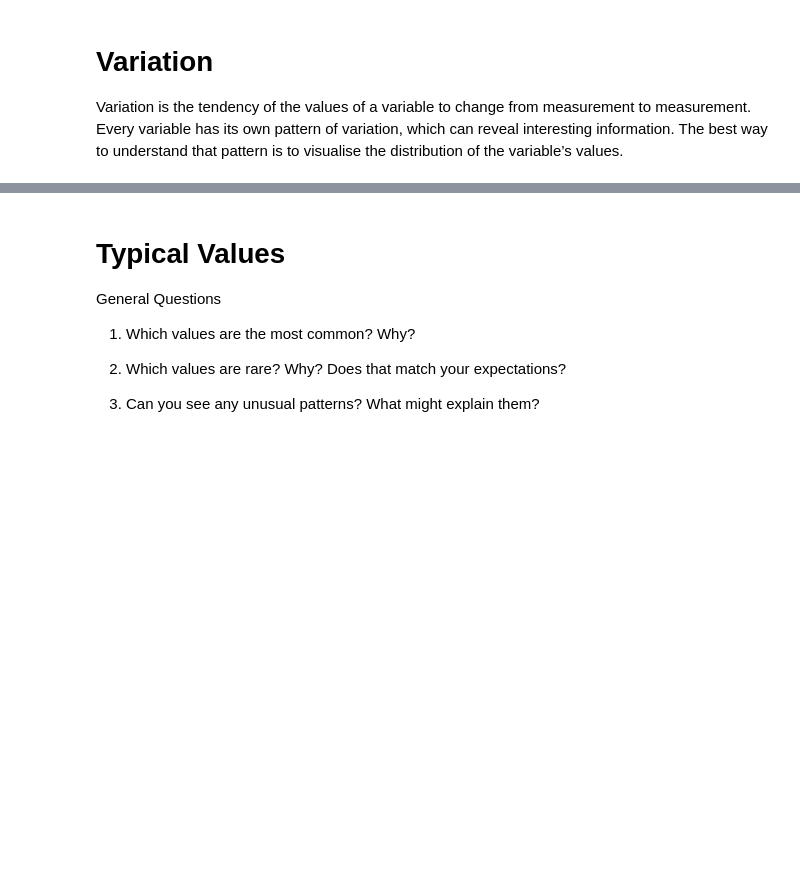
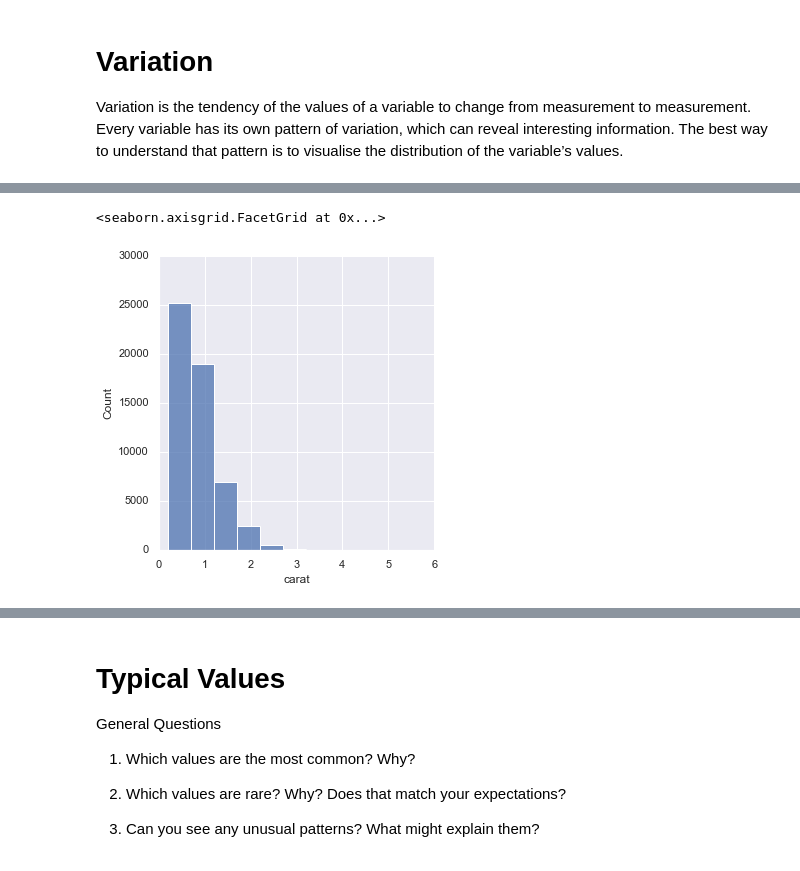
Before and after one commit to JunaidMB/MM_Introduction_to_Data_Science, a Jupyter notebook: W3_Basic_EDA_Stats/notebooks/EDA.ipynb, the cells around one changed output, grey strips where cells are left out. Drawn from its saved outputs; the diff is of its cells as text; code cells hidden in the pictures; blank space fills up the shorter version.

```diff
--- a/W3_Basic_EDA_Stats/notebooks/EDA.ipynb
+++ b/W3_Basic_EDA_Stats/notebooks/EDA.ipynb
@@ -87,5 +105,9 @@ sns.barplot(x = 'cut', y = 'count', data= diamonds_count, order = ['Fair', 'Good
 # %%
-sns.displot(diamonds['carat'], binwidth = 0.5, kde = False )
+# Generate a historgram for carat types for diamonds
+sns.displot(diamonds['carat'], binwidth = 0.5)
+# %% [output]
+<seaborn.axisgrid.FacetGrid at 0x...>
+[figure, added]
 # %%
 # Our plot looks streched because there are some diamonds with very high carats (outliers)
 diamonds['carat'].describe()
```
Also changed, not shown: parts of 36 cells of this notebook, 1 other file.
